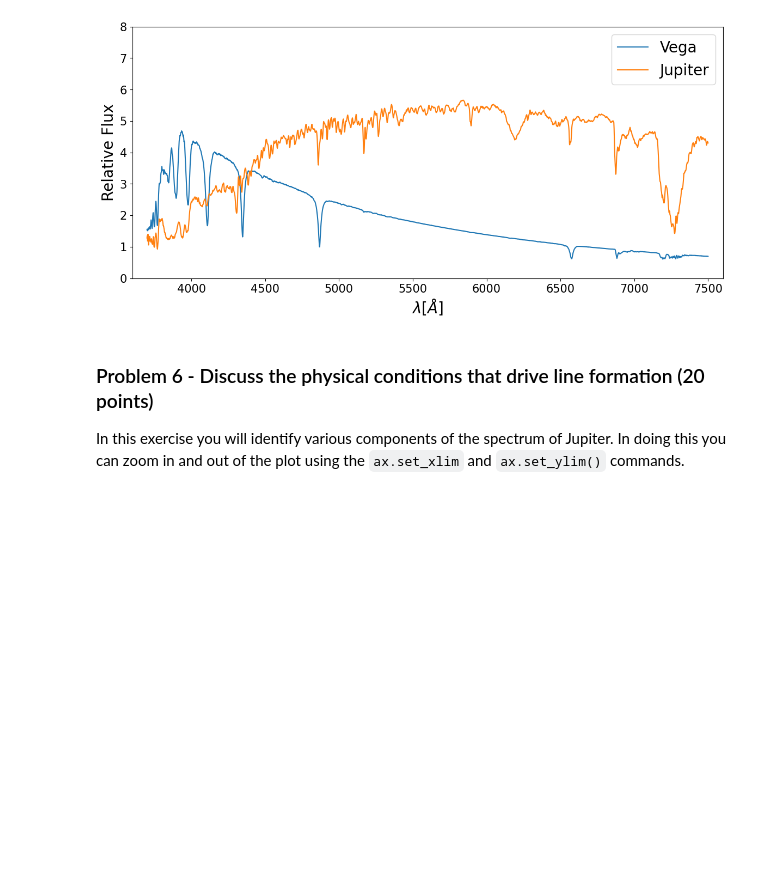
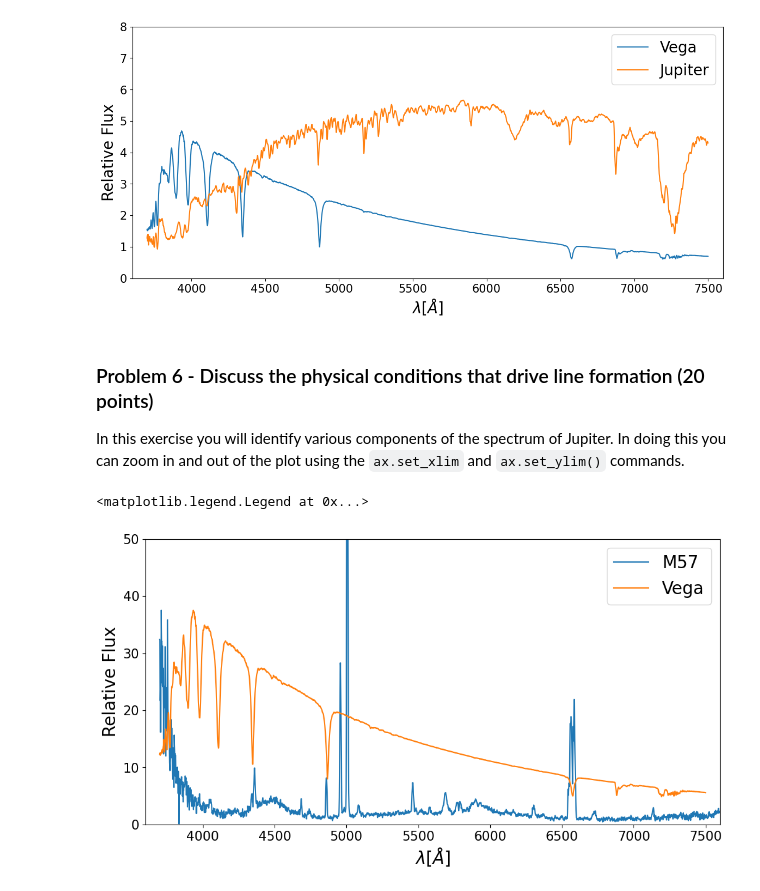
Before and after one commit to bdunne21203/Analysis_real_spectra_student, a Jupyter notebook: analysis_real_spectra.student.ipynb, the cells around one changed output. Saved outputs shown, nothing was run; the diff lists cells and outputs as text; code cells hidden in the pictures; blank space fills up the shorter version.

```diff
--- a/analysis_real_spectra.student.ipynb
+++ b/analysis_real_spectra.student.ipynb
@@ -555,27 +555,30 @@ In this exercise you will identify various components of the spectrum of Jupiter
 # %%
 #plot Vega and M57, where I have scaled the flux of Jupiter so that they
 #better overlap. You can change that scaling
 plt.figure(figsize = (12,6))
 ax = plt.gca()
 plt.plot(specm57.wavelength,specm57.flux,label="M57")
 plt.plot(specvega.wavelength,specvega.flux*8,label="Vega")
 
 #**************
 #you can change these to zoom in and out of certain parts of the spectra.
 #Make a copy of these and change your copy so as to remember what the
 #original values were
-fluxmin =
-fluxmax =
-lammin =
-lammax =
+fluxmin = 0
+fluxmax = 50
+lammin = 3600
+lammax = 7600
 ax.set_ylim([fluxmin,fluxmax])
 ax.set_xlim([lammin,lammax])
 
 plt.xticks(fontsize=15)
 plt.yticks(fontsize=15)
 plt.xlabel("$\lambda [\AA]$",fontsize=20)
 plt.ylabel("Relative Flux",fontsize=20)
 plt.legend(fontsize=20)
+# %% [output]
+<matplotlib.legend.Legend at 0x...>
+[figure, added]
 # %% [markdown]
 There are lines in common between M57 and Vega but they are in absorption in Vega and in Emission in M57. Note that the lines do not perfectly line up in wavelength as the M57 spectrum has not been perfectly wavelength calibrated.
 
```
Also changed, not shown: parts of 3 cells of this notebook.
